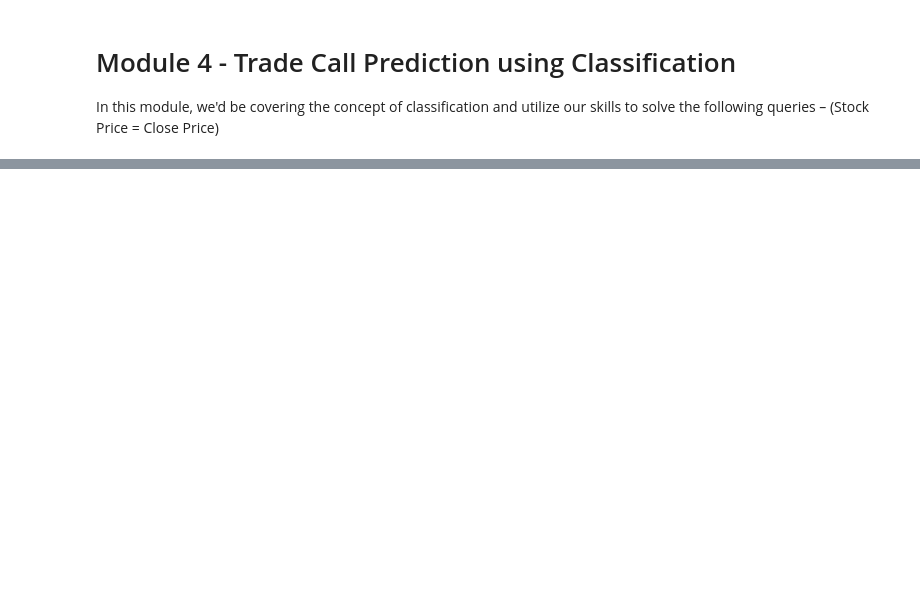
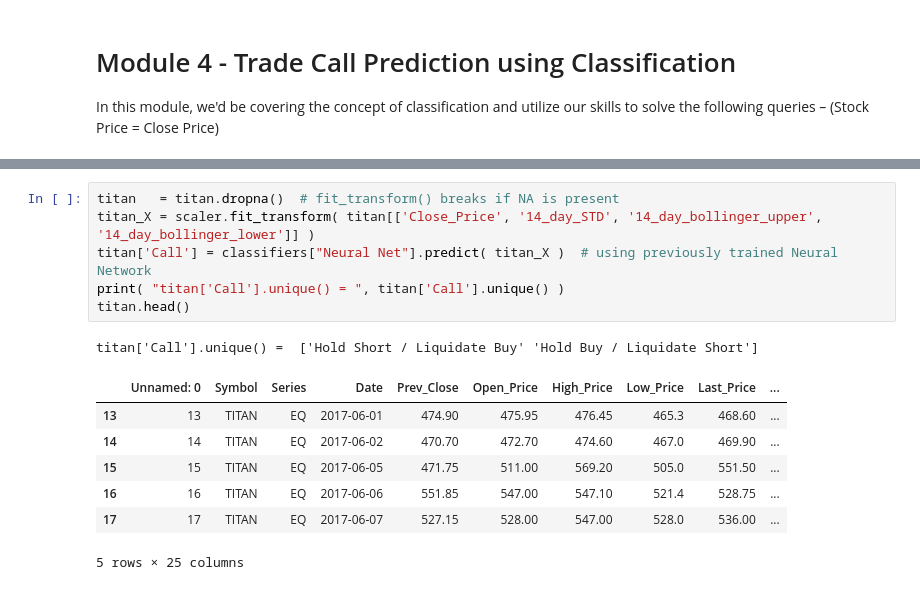
Before and after one commit to JamesMcGuigan/aspiration-ai-internship, a Jupyter notebook: python3/module_4/module_4.ipynb, the cells around one changed output, grey strips where cells are left out. Cells and saved outputs as stored; diff of their text form; blank space fills up the shorter version.

```diff
--- a/python3/module_4/module_4.ipynb
+++ b/python3/module_4/module_4.ipynb
@@ -37,0 +105,15 @@ In this module, we'd be covering the concept of classification and utilize our s
+# %%
+titan   = titan.dropna()  # fit_transform() breaks if NA is present
+titan_X = scaler.fit_transform( titan[['Close_Price', '14_day_STD', '14_day_bollinger_upper', '14_day_bollinger_lower']] )
+titan['Call'] = classifiers["Neural Net"].predict( titan_X )  # using previously trained Neural Network
+print( "titan['Call'].unique() = ", titan['Call'].unique() )
+titan.head()
+# %% [output]
+titan['Call'].unique() =  ['Hold Short / Liquidate Buy' 'Hold Buy / Liquidate Short']
+|  | Unnamed: 0 | Symbol | Series | Date | Prev_Close | Open_Price | High_Price | Low_Price | Last_Price | ... |
+| 13 | 13 | TITAN | EQ | 2017-06-01 | 474.90 | 475.95 | 476.45 | 465.3 | 468.60 | ... |
+| 14 | 14 | TITAN | EQ | 2017-06-02 | 470.70 | 472.70 | 474.60 | 467.0 | 469.90 | ... |
+| 15 | 15 | TITAN | EQ | 2017-06-05 | 471.75 | 511.00 | 569.20 | 505.0 | 551.50 | ... |
+| 16 | 16 | TITAN | EQ | 2017-06-06 | 551.85 | 547.00 | 547.10 | 521.4 | 528.75 | ... |
+| 17 | 17 | TITAN | EQ | 2017-06-07 | 527.15 | 528.00 | 547.00 | 528.0 | 536.00 | ... |
+5 rows × 25 columns
```
Also changed, not shown: parts of 14 cells of this notebook, 1 other file.
